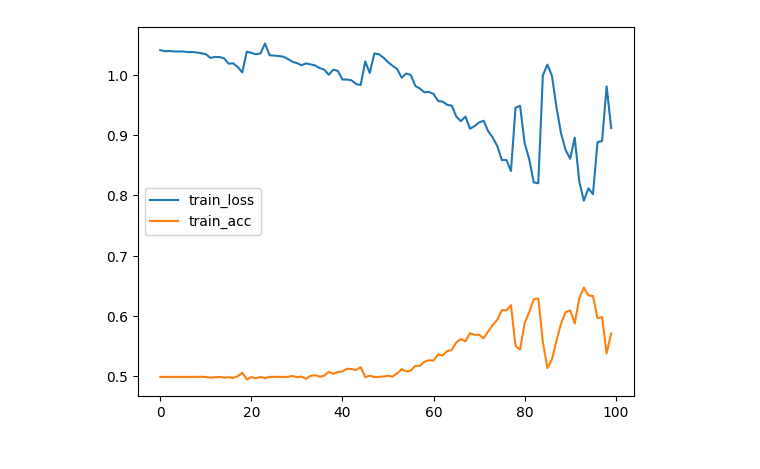
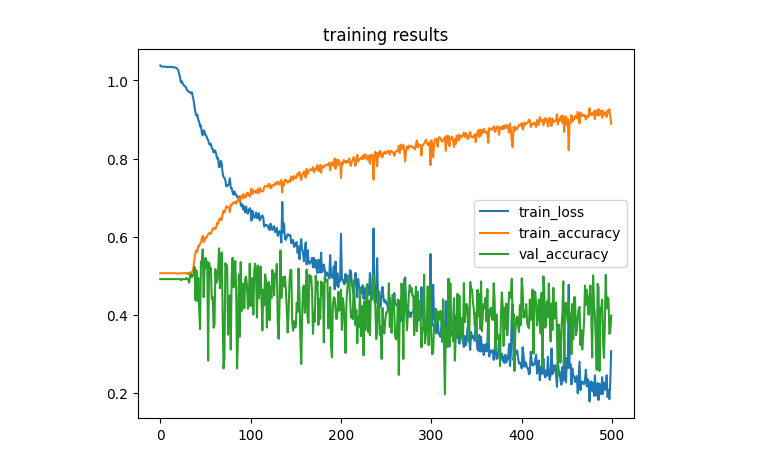
Before and after one commit to AndreCorreaSantos/Movement_EEG, a Jupyter notebook: main.ipynb, the cells around one changed output. Cells and saved outputs as stored; diff of their text form; code cells hidden in the pictures.

```diff
--- a/main.ipynb
+++ b/main.ipynb
@@ -94,6 +111,0 @@ X shape should be (n_batches,nsteps,features)
-# %%
-
-Xtrain = np.zeros((X.shape[0] - n_steps, n_steps, features)) #maybe put in a +1 here
-ytrain = np.zeros((X.shape[0] - n_steps, 1))
-print(Xtrain.shape)
-print(ytrain.shape)
@@ -103,7 +111,0 @@ print(ytrain.shape)
-# %%
-
-for i in range(n_steps, len(X)-1):
-    Xtrain[i-n_steps] = X[i-n_steps:i]
-    ytrain[i-n_steps] = yData[i]
-# %%
-result = model.fit(Xtrain, ytrain, epochs=500, batch_size=32, verbose=2)
@@ -128,0 +112,9 @@ KeyboardInterrupt:
+# %%
+from keras.callbacks import ModelCheckpoint
+
+# Define a checkpoint callback
+checkpoint_path = "model_checkpoint.keras"
+checkpoint = ModelCheckpoint(checkpoint_path, monitor='val_loss', save_best_only=True, mode='min')
+
+# Train the model with the checkpoint callback
+result = model.fit(Xtrain, ytrain, epochs=500, batch_size=32, verbose=2, callbacks=[checkpoint],validation_data=(Xval, yval))
@@ -129,10 +140,12 @@ KeyboardInterrupt:
 # %%
+plt.title("training results")
 plt.plot(result.history['loss'], label='train_loss')
-plt.plot(result.history['accuracy'], label='train_acc')
+plt.plot(result.history['accuracy'], label='train_accuracy')
+plt.plot(result.history['val_accuracy'], label='val_accuracy')
 plt.legend()
 plt.show()
 # %% [output]
-[figure, old version]
+[figure, new version]
 # %%
 ypred = model.predict(Xtrain)
 # %% [output]
```
Also changed, not shown: parts of 16 cells of this notebook, 2 other files.
